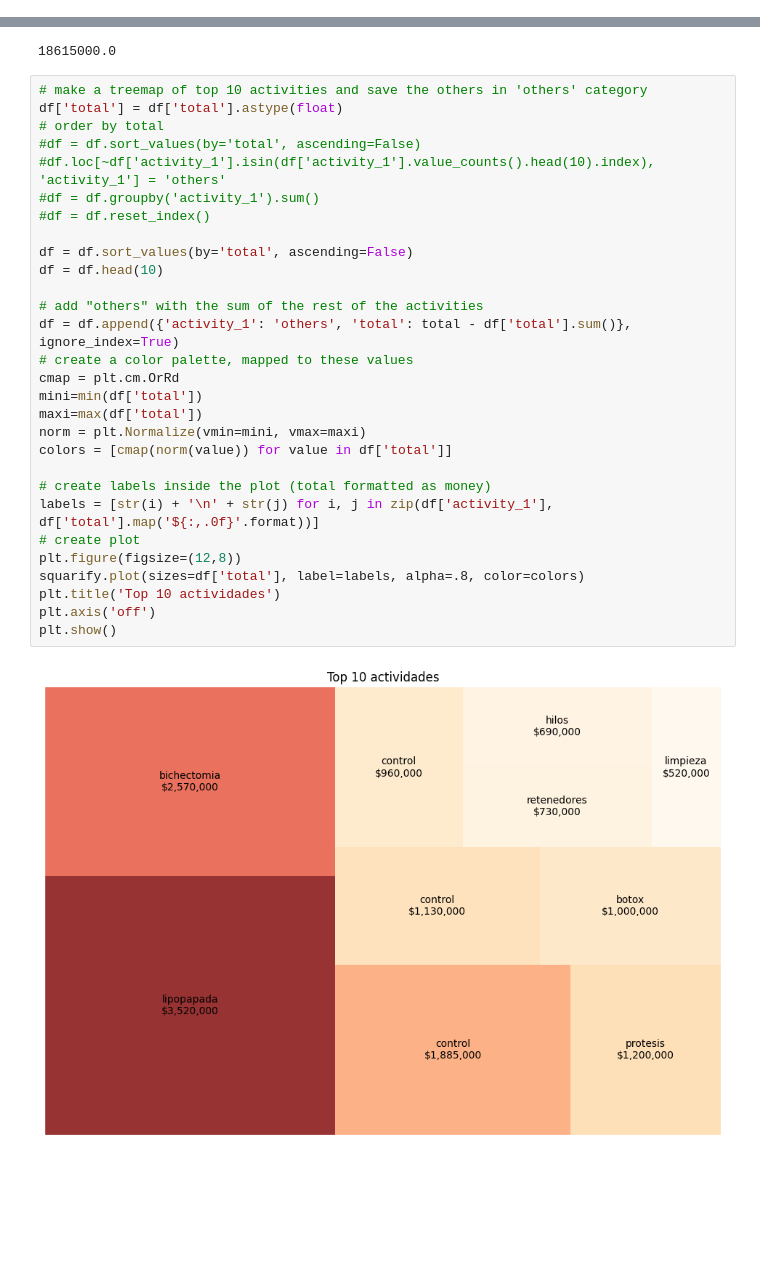
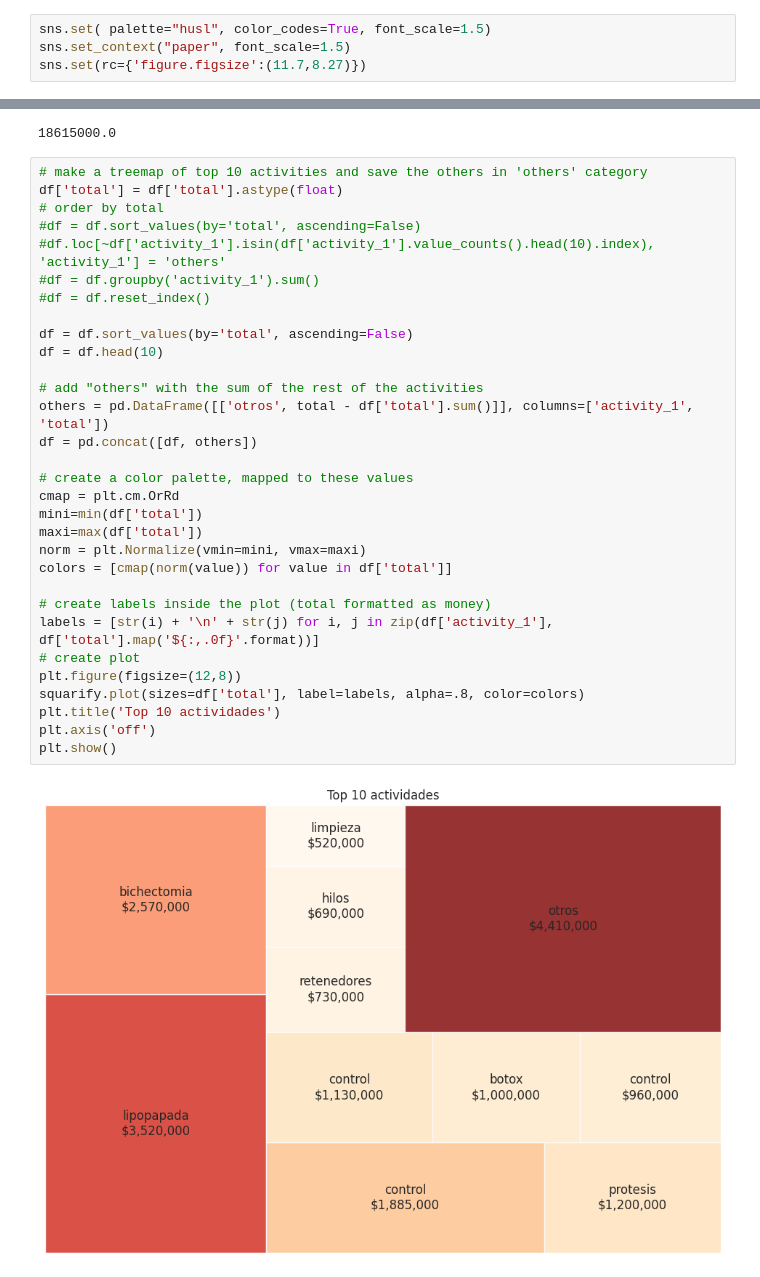
Before and after one commit to JsNcAr/GSalud_Analysis, a Jupyter notebook: Clinica_Viz.ipynb, the cells around one changed output, grey strips where cells are left out. Cells and saved outputs as stored; diff of their text form; blank space fills up the shorter version.

```diff
--- a/Clinica_Viz.ipynb
+++ b/Clinica_Viz.ipynb
@@ -40 +85,5 @@ df
+# %%
+sns.set( palette="husl", color_codes=True, font_scale=1.5)
+sns.set_context("paper", font_scale=1.5)
+sns.set(rc={'figure.figsize':(11.7,8.27)})
 # %%
@@ -175,34 +297,36 @@ total
 # %%
 # make a treemap of top 10 activities and save the others in 'others' category
 df['total'] = df['total'].astype(float)
 # order by total
 #df = df.sort_values(by='total', ascending=False)
 #df.loc[~df['activity_1'].isin(df['activity_1'].value_counts().head(10).index), 'activity_1'] = 'others'
 #df = df.groupby('activity_1').sum()
 #df = df.reset_index()
 
 df = df.sort_values(by='total', ascending=False)
 df = df.head(10)
 
 # add "others" with the sum of the rest of the activities
-df = df.append({'activity_1': 'others', 'total': total - df['total'].sum()}, ignore_index=True)
+others = pd.DataFrame([['otros', total - df['total'].sum()]], columns=['activity_1', 'total'])
+df = pd.concat([df, others])
+
 # create a color palette, mapped to these values
 cmap = plt.cm.OrRd
 mini=min(df['total'])
 maxi=max(df['total'])
 norm = plt.Normalize(vmin=mini, vmax=maxi)
 colors = [cmap(norm(value)) for value in df['total']]
 
 # create labels inside the plot (total formatted as money)
 labels = [str(i) + '\n' + str(j) for i, j in zip(df['activity_1'], df['total'].map('${:,.0f}'.format))]
 # create plot
 plt.figure(figsize=(12,8))
 squarify.plot(sizes=df['total'], label=labels, alpha=.8, color=colors)
 plt.title('Top 10 actividades')
 plt.axis('off')
 plt.show()
 # %% [output]
-[figure, old version]
+[figure, new version]
 # %%
 # sum values of total column
 total = df['total'].sum()
```
Also changed, not shown: parts of 14 cells of this notebook, 2 other files.
